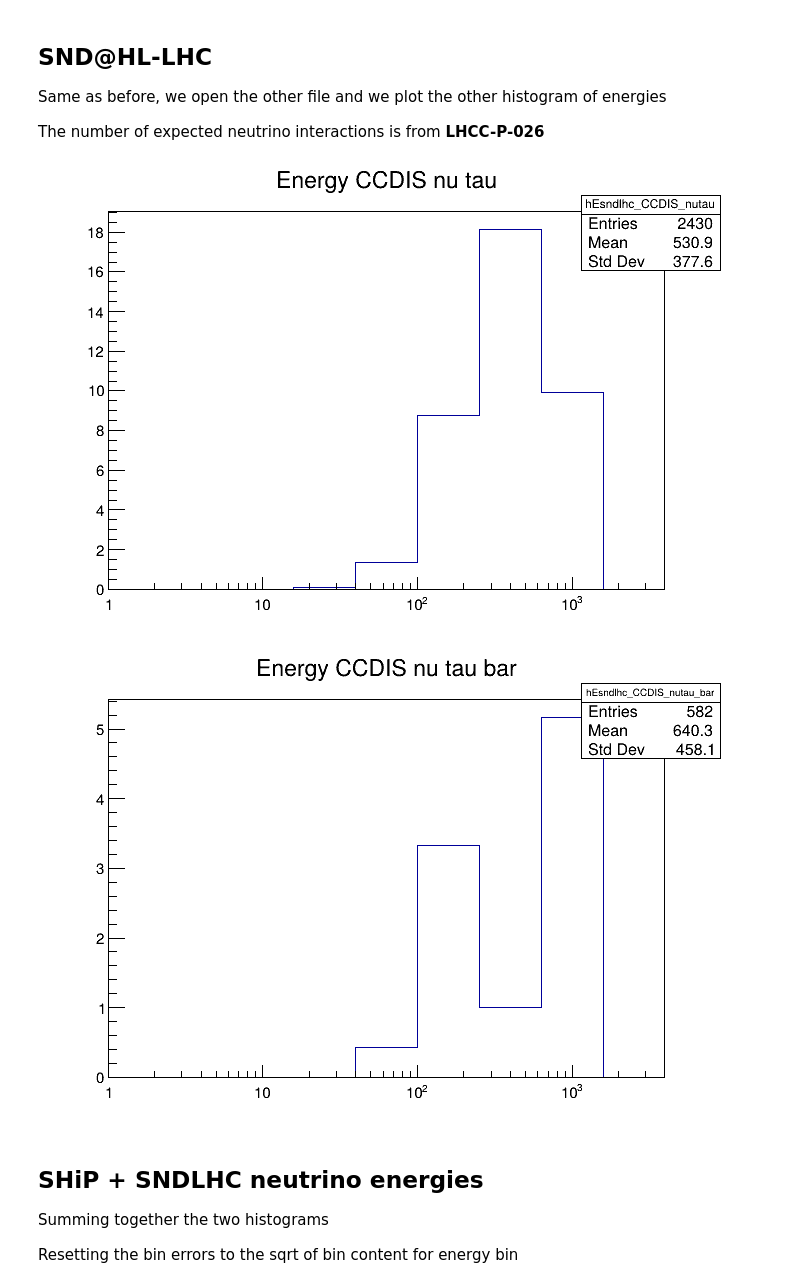
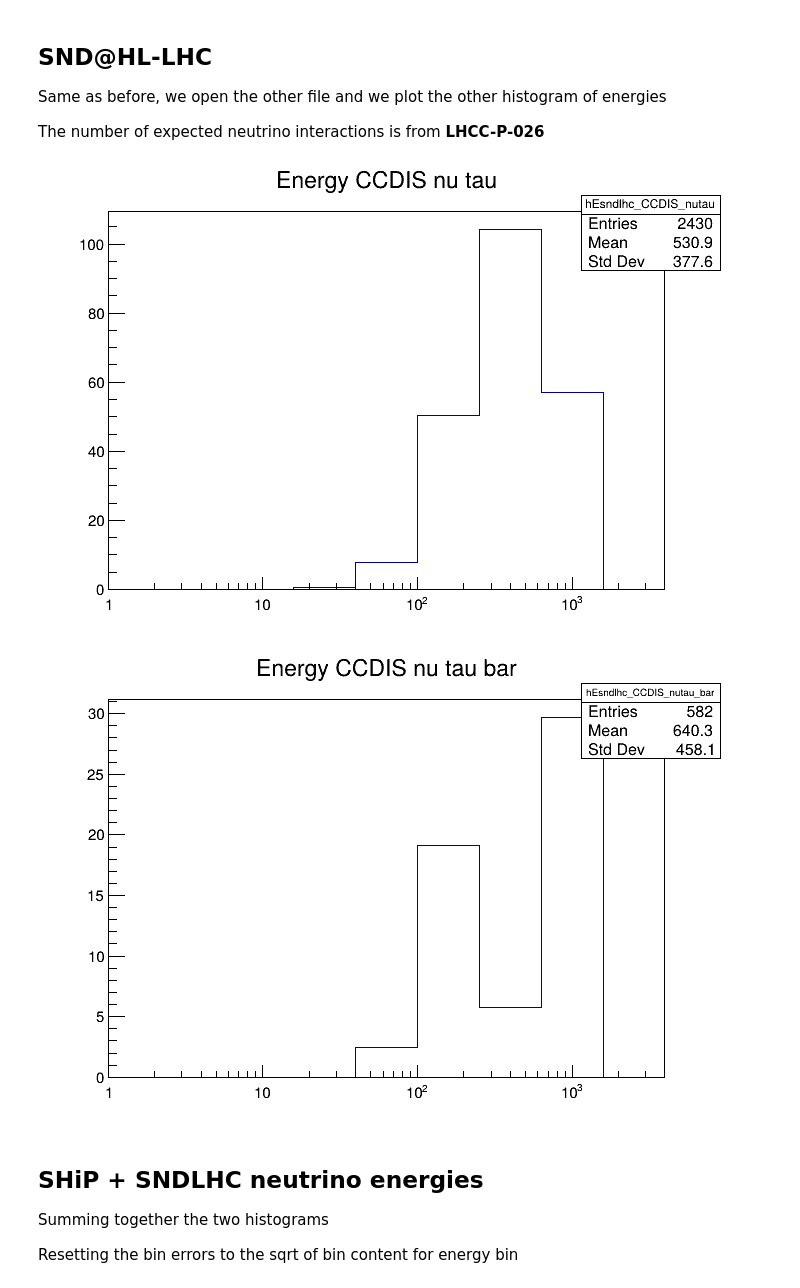
Before and after one commit to antonioiuliano2/macros-ship, a Jupyter notebook: nu_ship_simulations/SumCCCrossSections-nutau.ipynb, the cells around one changed output. Drawn from its saved outputs; the diff is of its cells as text; code cells hidden in the pictures.

```diff
--- a/nu_ship_simulations/SumCCCrossSections-nutau.ipynb
+++ b/nu_ship_simulations/SumCCCrossSections-nutau.ipynb
@@ -8,6 +8,7 @@ import ROOT as r
 %jsroot off
 # %%
 BRTau2Mu = 0.174 #Branching Ratio tau lepton into muon decay
+includeBRTau2Mu = False #include the Branching ratio to muons in the tau contribution
 # %% [markdown]
 ## SHiP simulation file
 
@@ -103,23 +112,31 @@ dfsndlhc_nutau_bar = dfsndlhc.Filter("neu==-16");
 dfsndlhc_nutau_bar_W = dfsndlhc_nutau_bar.Filter("tgt==1000741840");
 hEsndlhc_CCDIS_nutau_bar = dfsndlhc_nutau_bar_W.Filter("cc&&dis").Histo1D(("hEsndlhc_CCDIS_nutau_bar","Energy CCDIS nu tau bar",nbinsE,Ebin_borders_c),"Ev")
 # %%
-n_nutau_CCDIS_sndlhc = 2.2e+2 * BRTau2Mu
+n_nutau_CCDIS_sndlhc = 2.2e+2
+
+if includeBRTau2Mu:
+    n_nutau_CCDIS_sndlhc = n_nutau_CCDIS_sndlhc * BRTau2Mu
+
 cEsndlhc_CCDIS_nutau = r.TCanvas()
 hEsndlhc_CCDIS_nutau.Scale(n_nutau_CCDIS_sndlhc/hEsndlhc_CCDIS_nutau.Integral())
 hEsndlhc_CCDIS_nutau.Draw("histo")
 cEsndlhc_CCDIS_nutau.SetLogx()
 cEsndlhc_CCDIS_nutau.Draw()
 # %% [output]
-[figure, old version]
+[figure, new version]
 # %%
-n_nutau_bar_CCDIS_sndlhc = 5.7e+1 * BRTau2Mu
+n_nutau_bar_CCDIS_sndlhc = 5.7e+1
+
+if includeBRTau2Mu:
+    n_nutau_bar_CCDIS_sndlhc = n_nutau_bar_CCDIS_sndlhc * BRTau2Mu
+
 cEsndlhc_CCDIS_nutau_bar = r.TCanvas()
 hEsndlhc_CCDIS_nutau_bar.Scale(n_nutau_bar_CCDIS_sndlhc/hEsndlhc_CCDIS_nutau_bar.Integral())
 hEsndlhc_CCDIS_nutau_bar.Draw("histo")
 cEsndlhc_CCDIS_nutau_bar.SetLogx()
 cEsndlhc_CCDIS_nutau_bar.Draw()
 # %% [output]
-[figure, old version]
+[figure, new version]
 # %% [markdown]
 ## SHiP + SNDLHC neutrino energies
 
```
Also changed, not shown: parts of 5 cells of this notebook.
